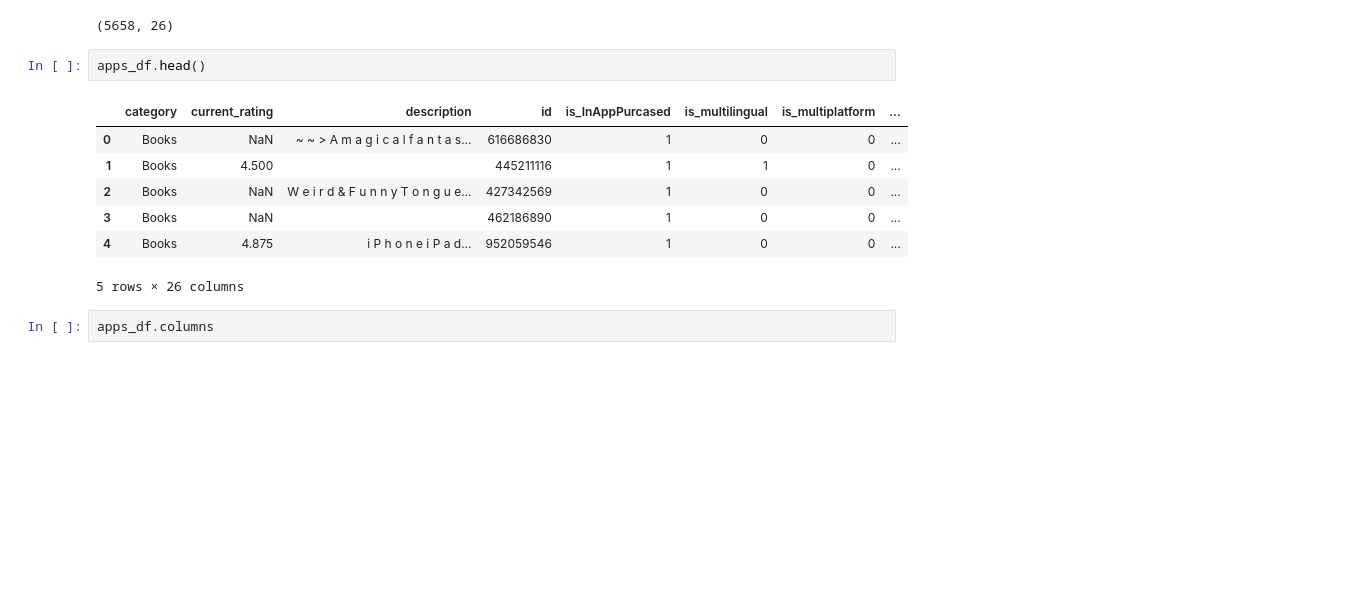
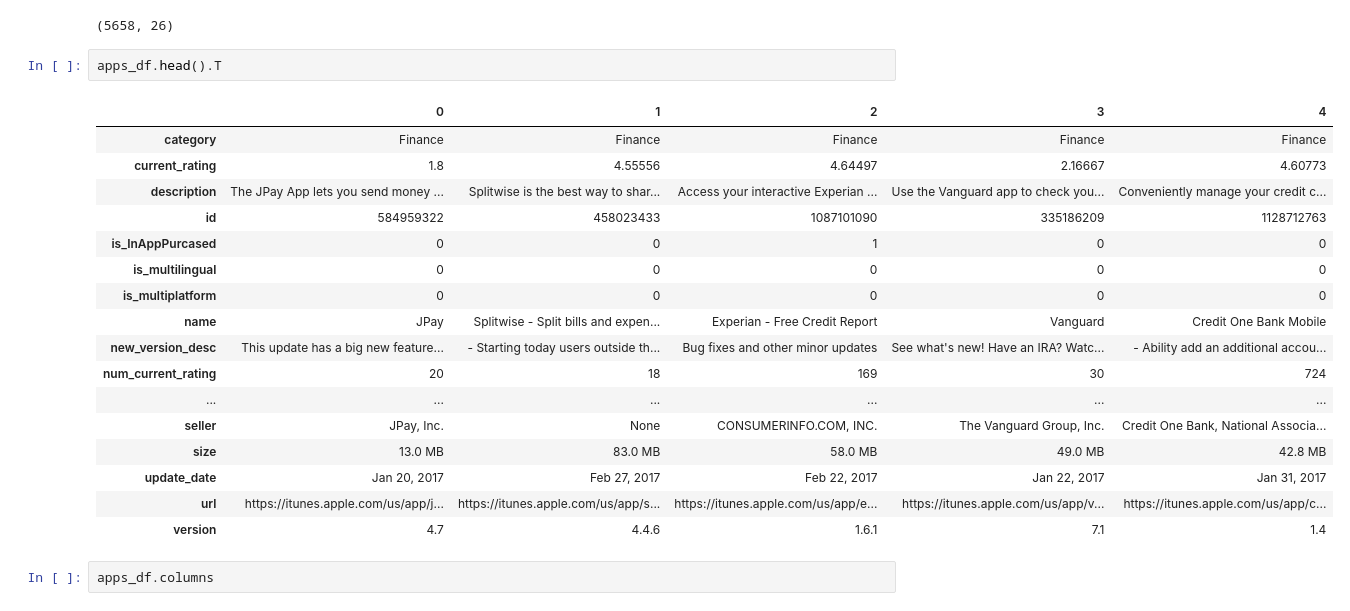
Before and after one commit to jpzhangvincent/MobileAppMarketAnalysis, a Jupyter notebook: notebooks/Define App Quality(Q1).ipynb, the cells around one changed output. Drawn from its saved outputs; the diff is of its cells as text; blank space fills up the shorter version.

```diff
--- a/notebooks/Define App Quality(Q1).ipynb
+++ b/notebooks/Define App Quality(Q1).ipynb
@@ -22,15 +22,25 @@ apps_df.shape #5658 unique apps
 # %% [output]
 (5658, 26)
 # %%
-apps_df.head()
+apps_df.head().T
 # %% [output]
-|  | category | current_rating | description | id | is_InAppPurcased | is_multilingual | is_multiplatform | ... |
-| 0 | Books | NaN | ~ ~ > A m a g i c a l f a n t a s... | 616686830 | 1 | 0 | 0 | ... |
-| 1 | Books | 4.500 |  | 445211116 | 1 | 1 | 0 | ... |
-| 2 | Books | NaN | W e i r d & F u n n y T o n g u e... | 427342569 | 1 | 0 | 0 | ... |
-| 3 | Books | NaN |  | 462186890 | 1 | 0 | 0 | ... |
-| 4 | Books | 4.875 | i P h o n e i P a d... | 952059546 | 1 | 0 | 0 | ... |
+|  | 0 | 1 | 2 | 3 | 4 |
+| category | Finance | Finance | Finance | Finance | Finance |
+| current_rating | 1.8 | 4.55556 | 4.64497 | 2.16667 | 4.60773 |
+| description | The JPay App lets you send money ... | Splitwise is the best way to shar... | Access your interactive Experian ... | Use the Vanguard app to check you... | Conveniently manage your credit c... |
+| id | 584959322 | 458023433 | 1087101090 | 335186209 | 1128712763 |
+| is_InAppPurcased | 0 | 0 | 1 | 0 | 0 |
+| is_multilingual | 0 | 0 | 0 | 0 | 0 |
+| is_multiplatform | 0 | 0 | 0 | 0 | 0 |
+| name | JPay | Splitwise - Split bills and expen... | Experian - Free Credit Report | Vanguard | Credit One Bank Mobile |
+| new_version_desc | This update has a big new feature... | - Starting today users outside th... | Bug fixes and other minor updates | See what's new! Have an IRA? Watc... | - Ability add an additional accou... |
+| num_current_rating | 20 | 18 | 169 | 30 | 724 |
+| ... | ... | ... | ... | ... | ... |
+| seller | JPay, Inc. | None | CONSUMERINFO.COM, INC. | The Vanguard Group, Inc. | Credit One Bank, National Associa... |
+| size | 13.0 MB | 83.0 MB | 58.0 MB | 49.0 MB | 42.8 MB |
+| update_date | Jan 20, 2017 | Feb 27, 2017 | Feb 22, 2017 | Jan 22, 2017 | Jan 31, 2017 |
+| url | https://itunes.apple.com/us/app/j... | https://itunes.apple.com/us/app/s... | https://itunes.apple.com/us/app/e... | https://itunes.apple.com/us/app/v... | https://itunes.apple.com/us/app/c... |
+| version | 4.7 | 4.4.6 | 1.6.1 | 7.1 | 1.4 |
-5 rows × 26 columns
 # %%
 apps_df.columns
 # %% [output]
```
Also changed, not shown: parts of 4 cells of this notebook, 3 other files.
